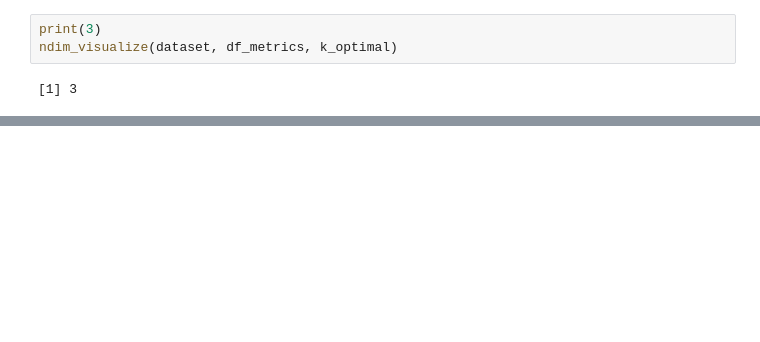
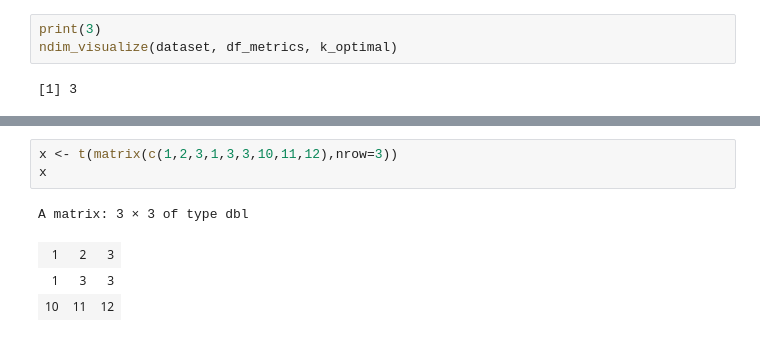
Before and after one commit to RoseYuan/sc_chromatin_benchmark, a Jupyter notebook: scripts/analysis/explore_ndim.ipynb, the cells around one changed output, grey strips where cells are left out. Saved outputs shown, nothing was run; the diff lists cells and outputs as text; blank space fills up the shorter version.

```diff
--- a/scripts/analysis/explore_ndim.ipynb
+++ b/scripts/analysis/explore_ndim.ipynb
@@ -461,0 +564,8 @@ ndim_visualize(dataset, df_metrics, k_optimal)
+# %%
+x <- t(matrix(c(1,2,3,1,3,3,10,11,12),nrow=3))
+x
+# %% [output]
+A matrix: 3 × 3 of type dbl
+| 1 | 2 | 3 |
+| 1 | 3 | 3 |
+| 10 | 11 | 12 |
```
Also changed, not shown: parts of 15 cells of this notebook, 13 other files.
